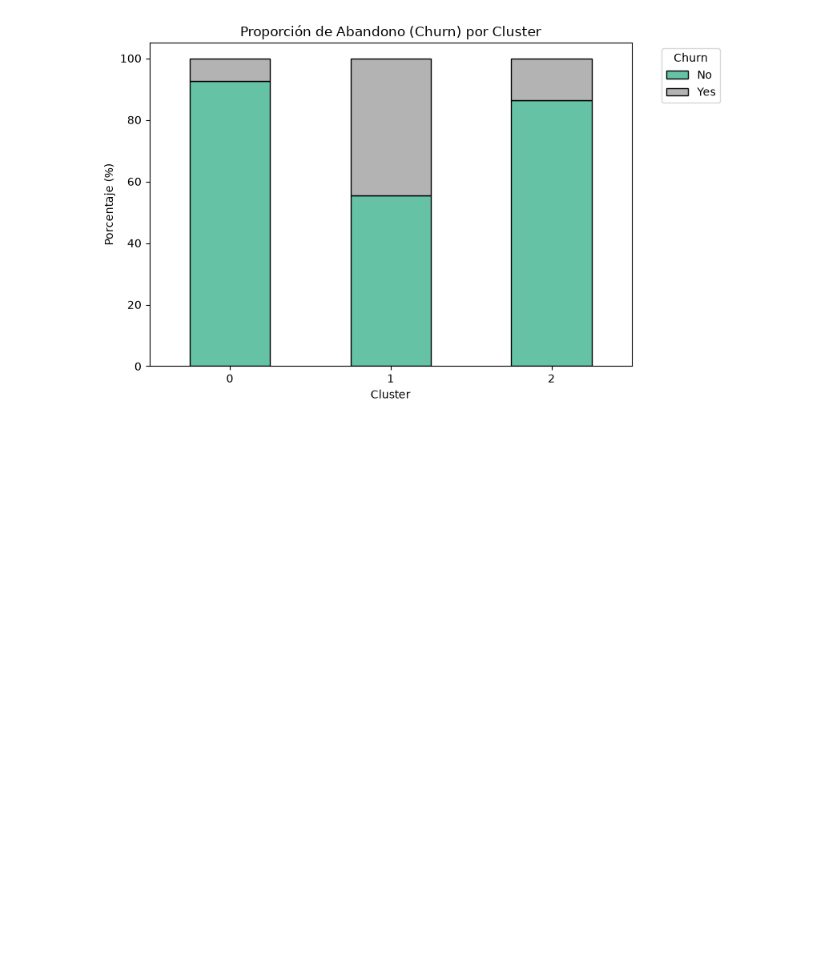
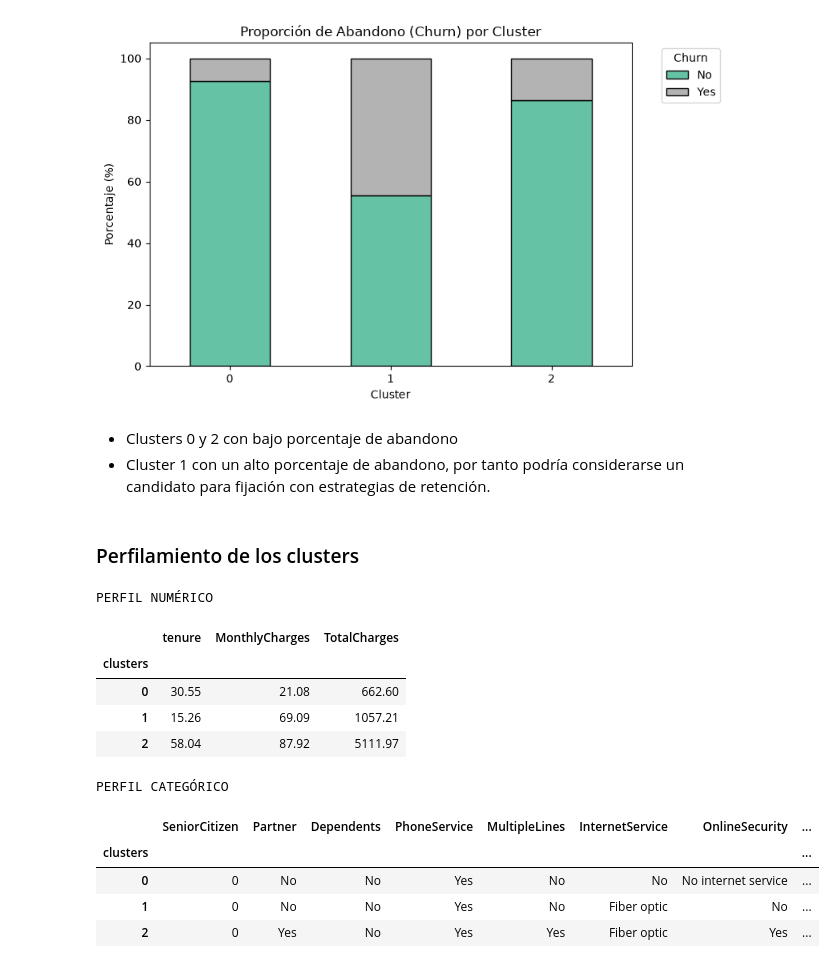
Before and after one commit to david-ramirezl/telco_customer-Modelos-de-Machine-Learning, a Jupyter notebook: notebooks/modelos_segmentacion.ipynb, the cells around one changed output. Drawn from its saved outputs; the diff is of its cells as text; code cells hidden in the pictures; blank space fills up the shorter version.

Commit message:
Perfilamiento de los clusters

```diff
--- a/notebooks/modelos_segmentacion.ipynb
+++ b/notebooks/modelos_segmentacion.ipynb
@@ -520,3 +520,31 @@ Porcentaje de abandono (Churn) por Cluster:
 | 1 | 55.5 | 44.5 |
 | 2 | 86.3 | 13.7 |
 [figure]
+# %% [markdown]
+* Clusters 0 y 2 con bajo porcentaje de abandono
+* Cluster 1 con un alto porcentaje de abandono, por tanto podría considerarse un candidato para fijación con estrategias de retención.
+# %% [markdown]
+### Perfilamiento de los clusters
+# %%
+df["clusters"] = df_limpia["clusters"]
+cols_numericas = df.select_dtypes(include=['float64', 'int32', 'int64']).columns.drop(['clusters', 'customerID_Hash'], errors='ignore')
+cols_categoricas = df.select_dtypes(include=['object', 'category', 'bool']).columns.drop(['customerID_Hash','gender','Churn'], errors='ignore')
+print("\nPERFIL NUMÉRICO")
+perfil_num = df.groupby('clusters')[cols_numericas].mean().round(2)
+display(perfil_num)
+print("\nPERFIL CATEGÓRICO")
+perfil_cat = df.groupby('clusters')[cols_categoricas].agg(lambda x: x.mode()[0] if not x.mode().empty else None)
+display(perfil_cat)
+# %% [output]
+PERFIL NUMÉRICO
+|  | tenure | MonthlyCharges | TotalCharges |
+| clusters |  |  |  |
+| 0 | 30.55 | 21.08 | 662.60 |
+| 1 | 15.26 | 69.09 | 1057.21 |
+| 2 | 58.04 | 87.92 | 5111.97 |
+PERFIL CATEGÓRICO
+|  | SeniorCitizen | Partner | Dependents | PhoneService | MultipleLines | InternetService | OnlineSecurity | ... |
+| clusters |  |  |  |  |  |  |  | ... |
+| 0 | 0 | No | No | Yes | No | No | No internet service | ... |
+| 1 | 0 | No | No | Yes | No | Fiber optic | No | ... |
+| 2 | 0 | Yes | No | Yes | Yes | Fiber optic | Yes | ... |
```
Also changed, not shown: parts of 1 cell of this notebook.
